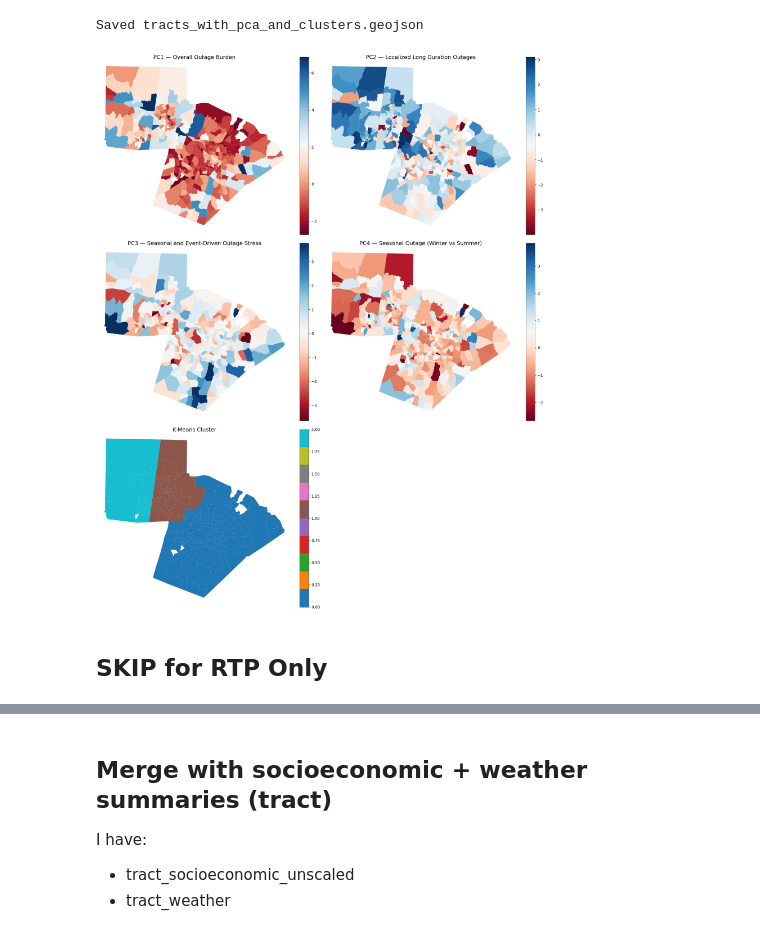
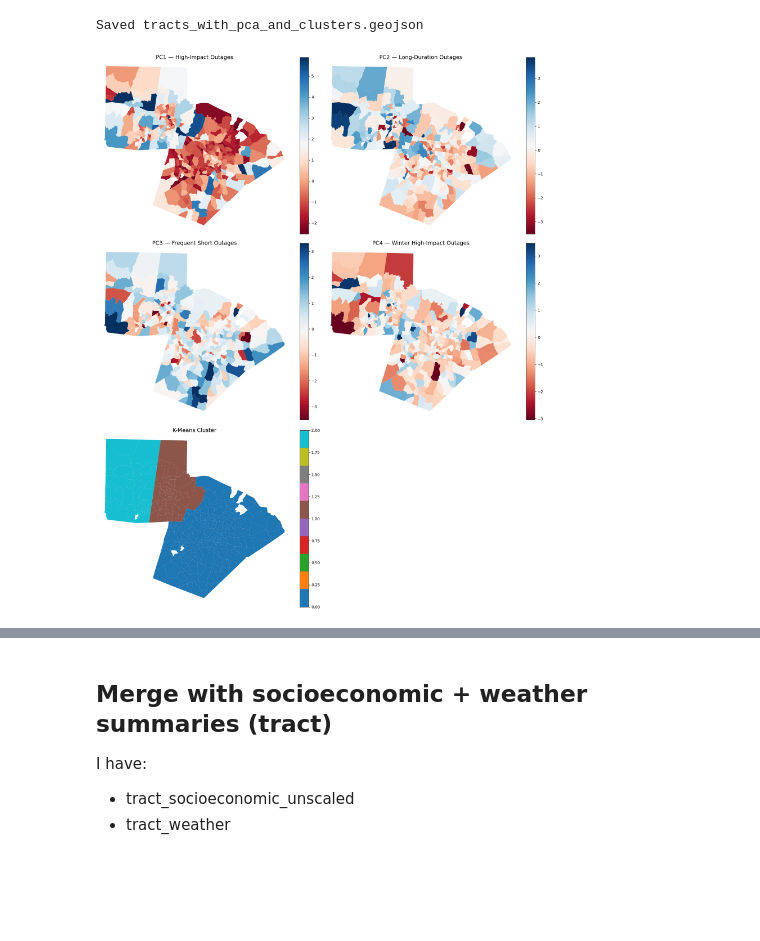
Before and after one commit to jessalynlc/MP, a Jupyter notebook: pca_outages_RTP.ipynb, the cells around one changed output, grey strips where cells are left out. Cells and saved outputs as stored; diff of their text form; code cells hidden in the pictures; blank space fills up the shorter version.

```diff
--- a/pca_outages_RTP.ipynb
+++ b/pca_outages_RTP.ipynb
@@ -572,10 +562,10 @@ gdf['cluster'] = gdf['cluster'].astype(int)
 
 variables = ['PC1','PC2','PC3','PC4','cluster']
 titles = [
-    'PC1 — Overall Outage Burden',
-    'PC2 — Localized Long Duration Outages',
-    'PC3 — Seasonal and Event-Driven Outage Stress',
-    'PC4 — Seasonal Outage (Winter vs Summer)',
+    'PC1 — High-Impact Outages',
+    'PC2 — Long-Duration Outages',
+    'PC3 — Frequent Short Outages',
+    'PC4 — Winter High-Impact Outages',
     'K-Means Cluster'
 ]
 
@@ -636,33 +626,31 @@ for i, var in enumerate(variables):
                 column=var,
                 ax=ax,
                 cmap='RdBu',
                 legend=True,
                 vmin=vmin,
                 vmax=vmax,
                 linewidth=0,
                 edgecolor='none',
                 missing_kwds={"color": "lightgrey"}
             )
 
     # force same geographic extent so the full map displays in every subplot
     ax.set_xlim(global_xlim)
     ax.set_ylim(global_ylim)
 
     ax.set_title(titles[i], fontsize=14)
     ax.set_axis_off()
 
 # hide the unused 6th plot (if present)
 if len(axes) > len(variables):
     axes[len(variables)].set_visible(False)
 
 plt.savefig(
     'data_processed/outages_pca_results_RTP/rtp_pca_maps.png',
     dpi=300,
     bbox_inches='tight'
 )
 
 plt.show()
 # %% [output]
-[figure, old version]
+[figure, new version]
-# %% [markdown]
-## SKIP for RTP Only
```
Also changed, not shown: parts of 18 cells of this notebook, 1 other file.
